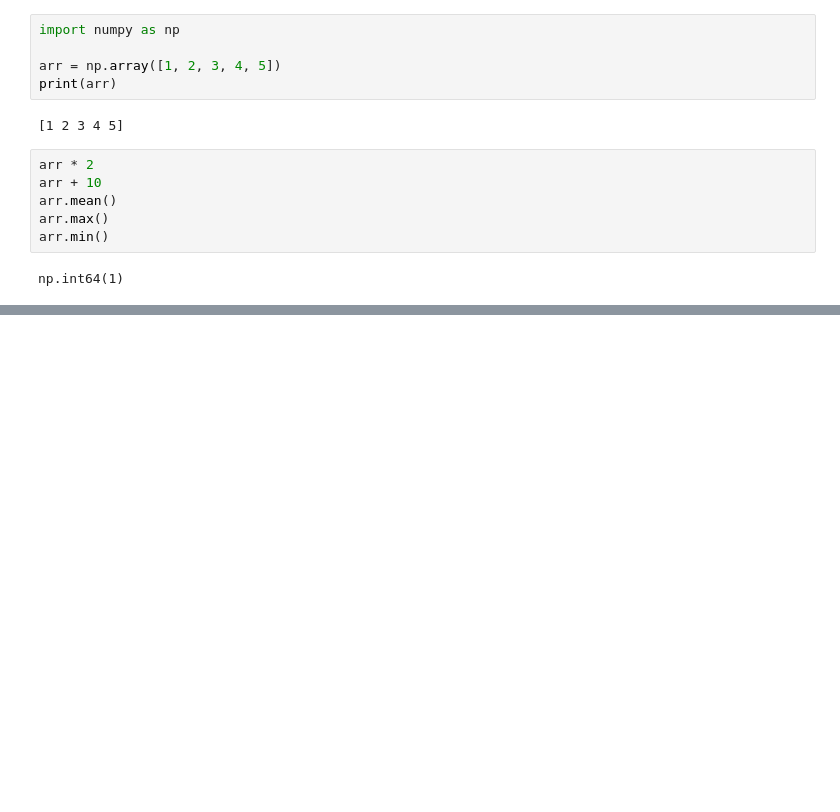
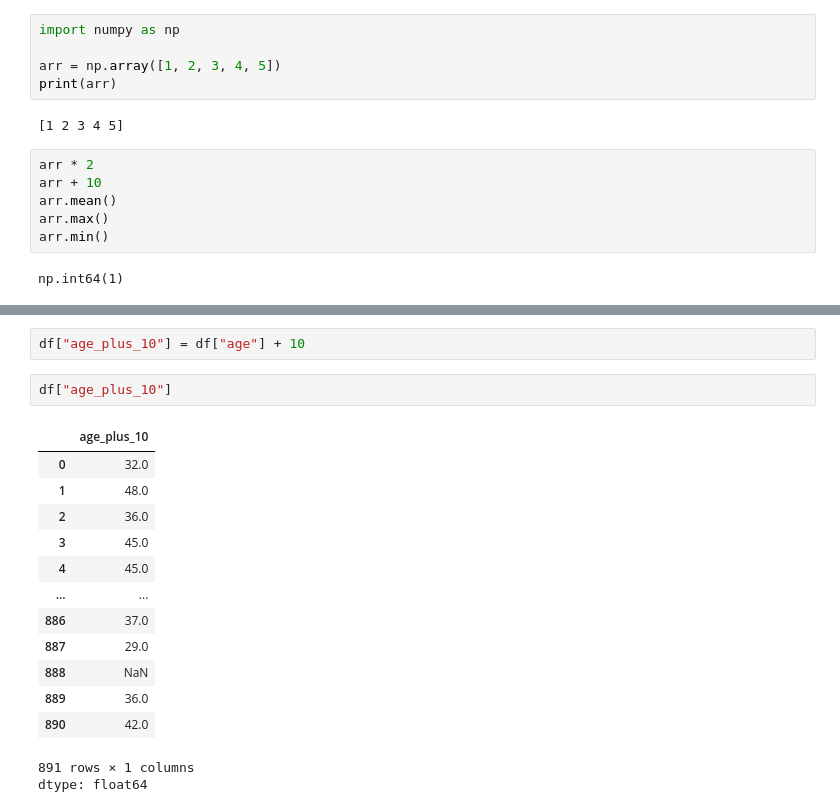
Before and after one commit to Pritishcoder07/AIML-ALGROITHM, a Jupyter notebook: DAY 2 .ipynb, the cells around one changed output, grey strips where cells are left out. Saved outputs shown, nothing was run; the diff lists cells and outputs as text; blank space fills up the shorter version.

```diff
--- a/DAY 2 .ipynb
+++ b/DAY 2 .ipynb
@@ -375,0 +394,19 @@ df = pd.read_csv(url)
+# %%
+df["age_plus_10"] = df["age"] + 10
+# %%
+df["age_plus_10"]
+# %% [output]
+|  | age_plus_10 |
+| 0 | 32.0 |
+| 1 | 48.0 |
+| 2 | 36.0 |
+| 3 | 45.0 |
+| 4 | 45.0 |
+| ... | ... |
+| 886 | 37.0 |
+| 887 | 29.0 |
+| 888 | NaN |
+| 889 | 36.0 |
+| 890 | 42.0 |
+891 rows × 1 columns
+dtype: float64
```
Also changed, not shown: parts of 3 cells of this notebook.
